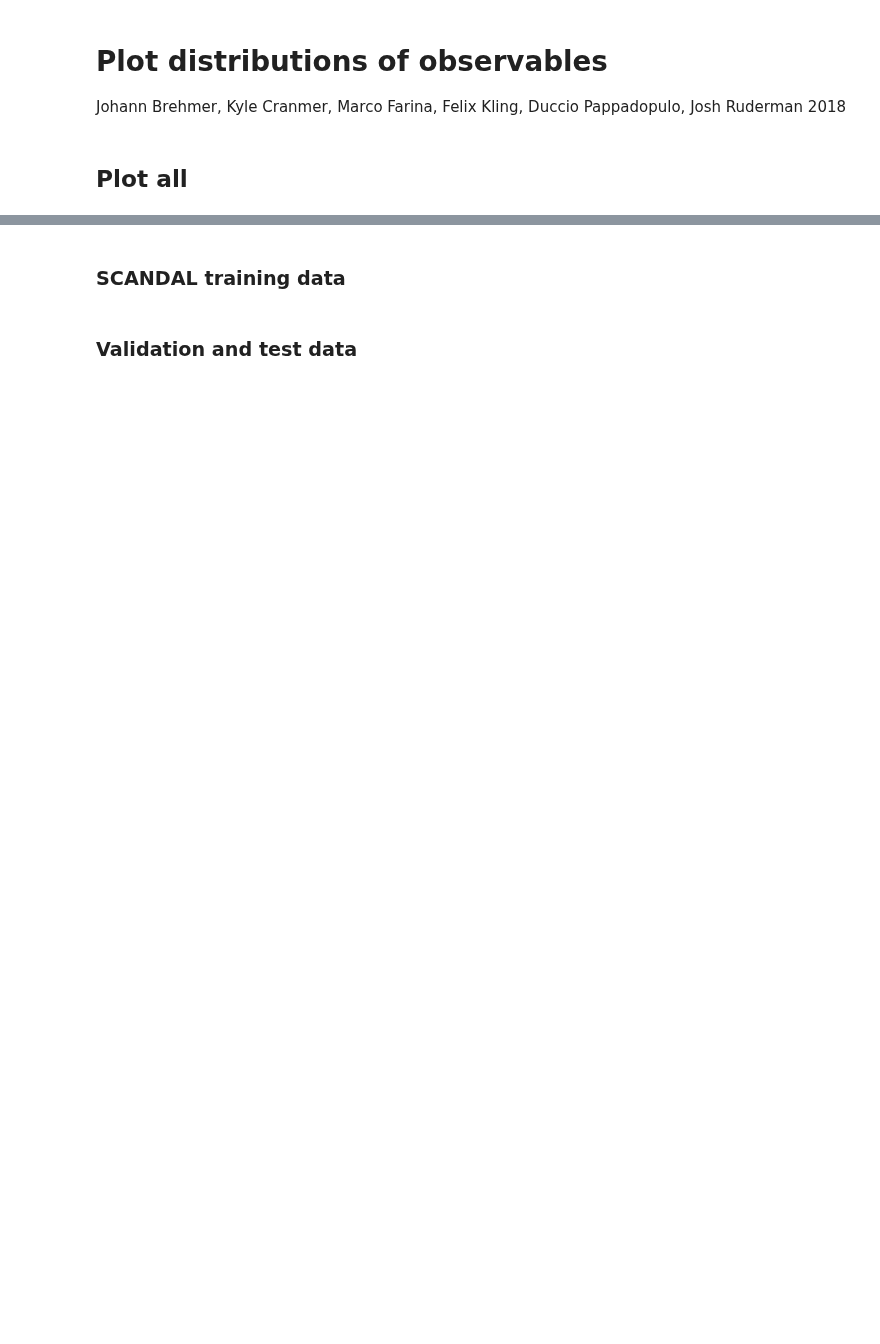
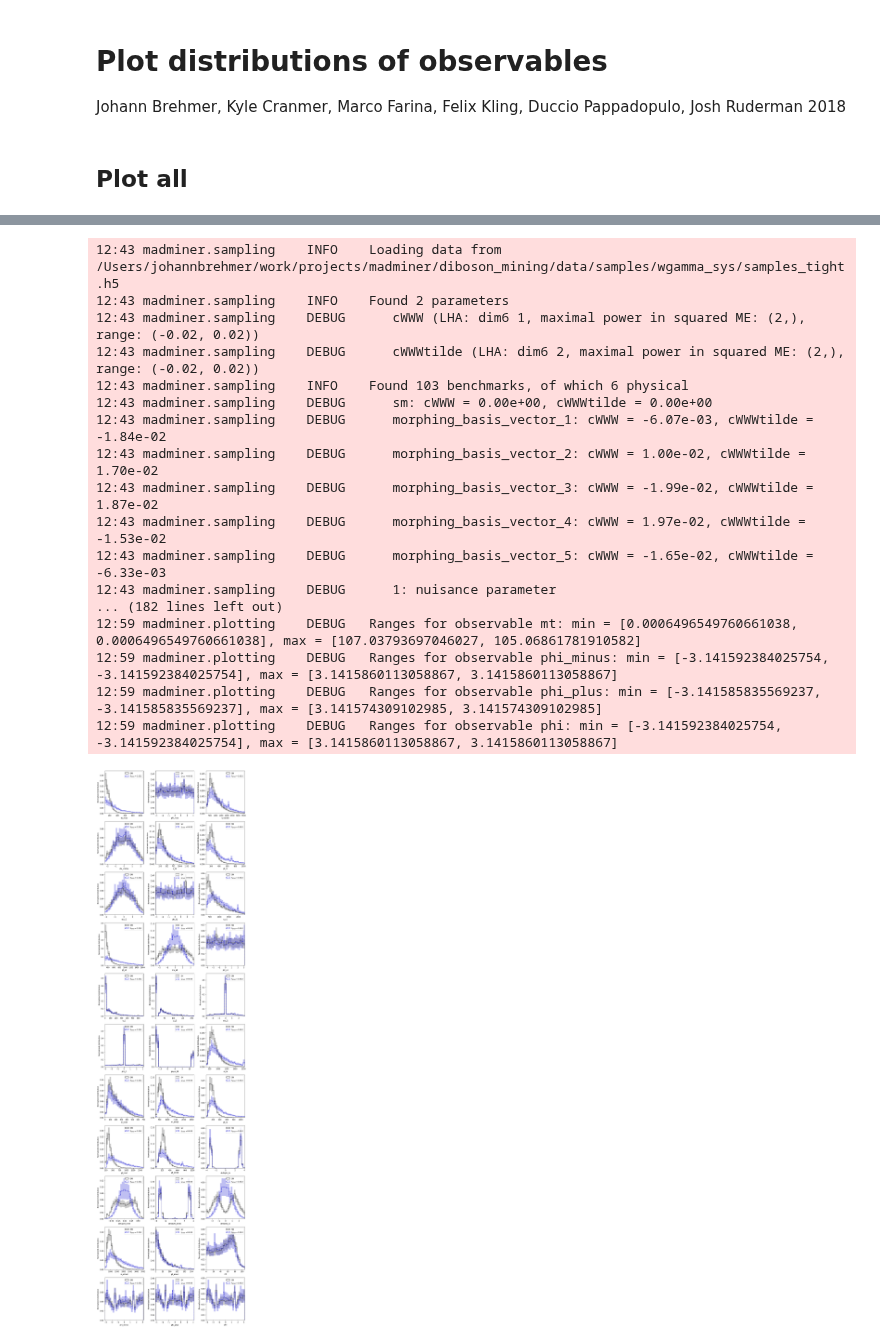
Before and after one commit to dlvp/diboson_mining, a Jupyter notebook: notebooks/wgamma/04_plot_distributions.ipynb, the cells around one changed output, grey strips where cells are left out. Drawn from its saved outputs; the diff is of its cells as text; code cells hidden in the pictures; blank space fills up the shorter version.

Commit message:
Observable distributions with systematic uncertainties

```diff
--- a/notebooks/wgamma/04_plot_distributions.ipynb
+++ b/notebooks/wgamma/04_plot_distributions.ipynb
@@ -218,2 +39,0 @@ for i in range(10):
-# %% [markdown]
-### SCANDAL training data
@@ -228,2 +39,0 @@ for i in range(1):
-# %% [markdown]
-### Validation and test data
@@ -243,0 +40,34 @@ _, _ = sa_all.extract_samples_test(
+# %%
+fig = plot_distributions(
+    filename=sample_dir + 'samples_tight.h5',
+    parameter_points=[np.array([0.,0.]),
+                      np.array([0.032,0.])],
+    normalize=True,
+    line_labels=['SM', r'$f_{WWW} = 0.032$'],
+    colors=['0.2', 'mediumblue'],
+    alpha=0.25,
+    linestyles=['-','--'],
+    n_events=None,
+    n_bins=25,
+)
+
+plt.savefig('../../figures/wgamma/observables.pdf')
+# %% [output]
+12:43 madminer.sampling    INFO    Loading data from /Users/johannbrehmer/work/projects/madminer/diboson_mining/data/samples/wgamma_sys/samples_tight.h5
+12:43 madminer.sampling    INFO    Found 2 parameters
+12:43 madminer.sampling    DEBUG      cWWW (LHA: dim6 1, maximal power in squared ME: (2,), range: (-0.02, 0.02))
+12:43 madminer.sampling    DEBUG      cWWWtilde (LHA: dim6 2, maximal power in squared ME: (2,), range: (-0.02, 0.02))
+12:43 madminer.sampling    INFO    Found 103 benchmarks, of which 6 physical
+12:43 madminer.sampling    DEBUG      sm: cWWW = 0.00e+00, cWWWtilde = 0.00e+00
+12:43 madminer.sampling    DEBUG      morphing_basis_vector_1: cWWW = -6.07e-03, cWWWtilde = -1.84e-02
+12:43 madminer.sampling    DEBUG      morphing_basis_vector_2: cWWW = 1.00e-02, cWWWtilde = 1.70e-02
+12:43 madminer.sampling    DEBUG      morphing_basis_vector_3: cWWW = -1.99e-02, cWWWtilde = 1.87e-02
+12:43 madminer.sampling    DEBUG      morphing_basis_vector_4: cWWW = 1.97e-02, cWWWtilde = -1.53e-02
+12:43 madminer.sampling    DEBUG      morphing_basis_vector_5: cWWW = -1.65e-02, cWWWtilde = -6.33e-03
+12:43 madminer.sampling    DEBUG      1: nuisance parameter
+... (182 lines left out)
+12:59 madminer.plotting    DEBUG   Ranges for observable mt: min = [0.0006496549760661038, 0.0006496549760661038], max = [107.03793697046027, 105.06861781910582]
+12:59 madminer.plotting    DEBUG   Ranges for observable phi_minus: min = [-3.141592384025754, -3.141592384025754], max = [3.1415860113058867, 3.1415860113058867]
+12:59 madminer.plotting    DEBUG   Ranges for observable phi_plus: min = [-3.141585835569237, -3.141585835569237], max = [3.141574309102985, 3.141574309102985]
+12:59 madminer.plotting    DEBUG   Ranges for observable phi: min = [-3.141592384025754, -3.141592384025754], max = [3.1415860113058867, 3.1415860113058867]
+[figure, added]
```
Also changed, not shown: parts of 28 cells of this notebook, 1 other file.
